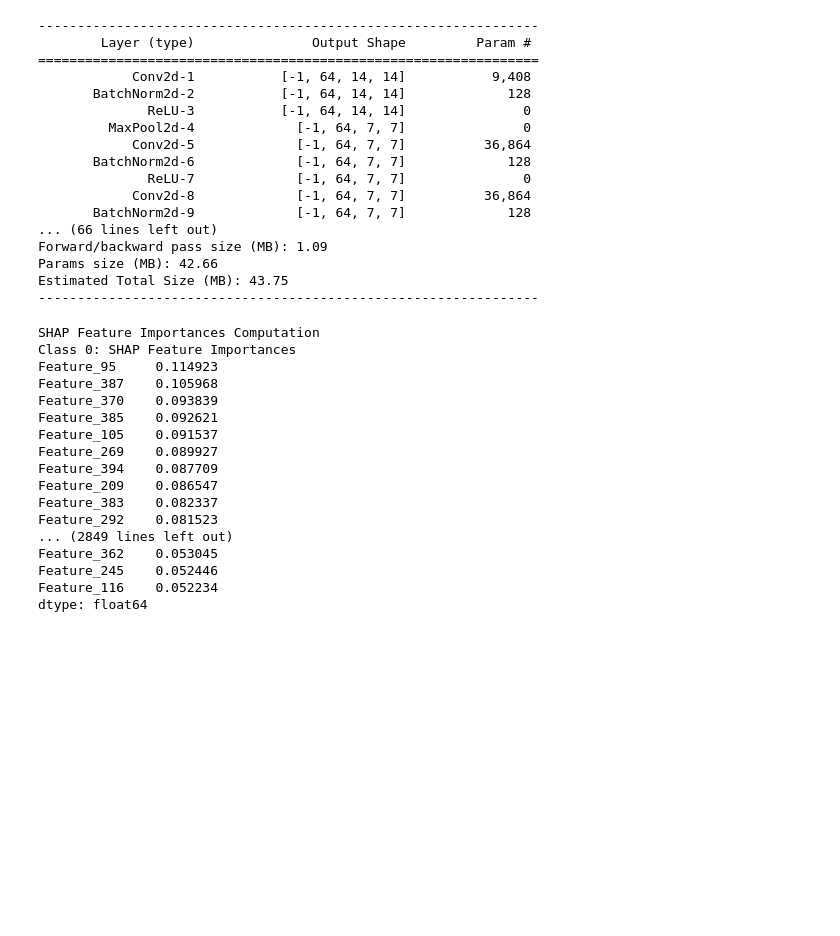
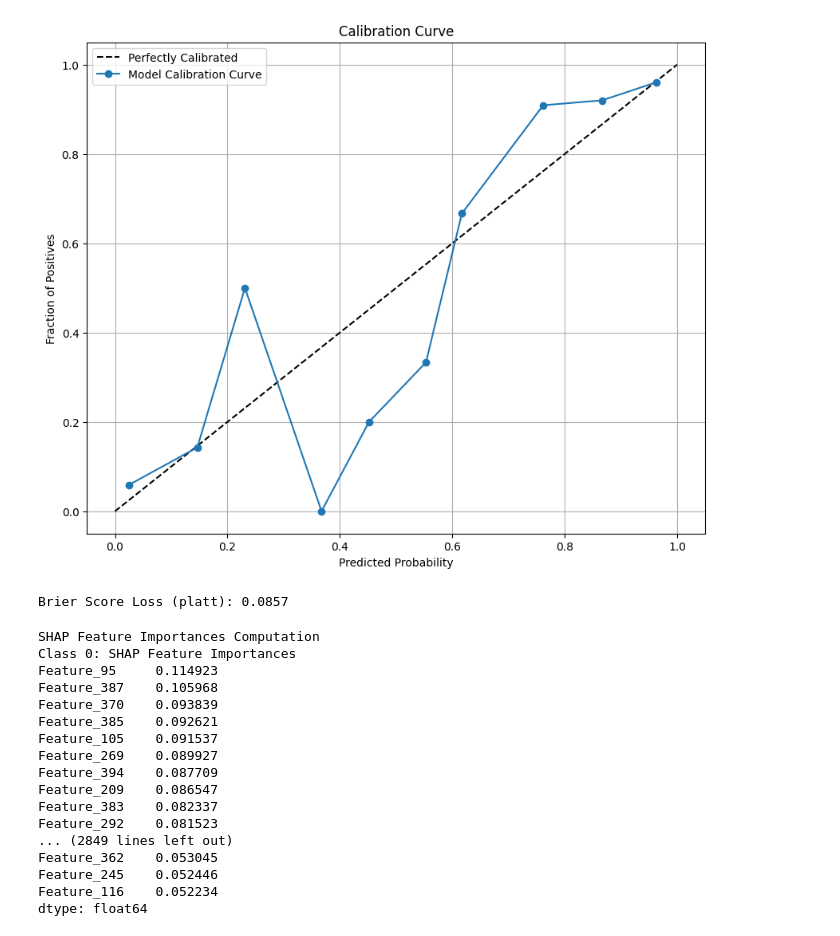
Before and after one commit to pstnmz/UQ_toolbox, a Jupyter notebook: medMNIST/UQ_test_metrics.ipynb, the cells around one changed output. Saved outputs shown, nothing was run; the diff lists cells and outputs as text; code cells hidden in the pictures; blank space fills up the shorter version.

```diff
--- a/medMNIST/UQ_test_metrics.ipynb
+++ b/medMNIST/UQ_test_metrics.ipynb
@@ -333,3 +323,48 @@ def find_best_threshold_and_compute_metrics(values, correct_predictions):
+# %%
+uq.model_calibration_plot(y_true, y_prob)
+# %% [output]
+[figure, added]
+# %%
+from sklearn.linear_model import LogisticRegression
+from sklearn.isotonic import IsotonicRegression
+from sklearn.metrics import brier_score_loss
+
+def posthoc_calibration(y_scores, y_true, method='platt'):
+    """
+    Perform posthoc calibration using Platt scaling or isotonic regression.
+
+    Args:
+        y_scores (numpy.ndarray): Predicted probabilities (max softmax response).
+        y_true (numpy.ndarray): True labels.
+        method (str): Calibration method ('platt' or 'isotonic').
+
+    Returns:
+        calibrated_scores (numpy.ndarray): Calibrated probabilities.
+        model: The calibration model used.
+    """
+    if method == 'platt':
+        # Platt scaling using logistic regression
+        model = LogisticRegression()
+        model.fit(y_scores.reshape(-1, 1), y_true)
+        calibrated_scores = model.predict_proba(y_scores.reshape(-1, 1))[:, 1]
+    elif method == 'isotonic':
+        # Isotonic regression
+        model = IsotonicRegression(out_of_bounds='clip')
+        model.fit(y_scores, y_true)
+        calibrated_scores = model.predict(y_scores)
+    else:
+        raise ValueError("Invalid method. Choose 'platt' or 'isotonic'.")
+
+    # Compute Brier score loss for evaluation
+    brier_score = brier_score_loss(y_true, calibrated_scores)
+    print(f"Brier Score Loss ({method}): {brier_score:.4f}")
+
+    return calibrated_scores, model
+
+# Example usage
+calibrated_scores, calibration_model = posthoc_calibration(y_scores, y_true, method='platt')
+# %% [output]
+Brier Score Loss (platt): 0.0857
 # %%
 class ClassifierHeadWrapper(nn.Module):
     def __init__(self, model):
@@ -338,32 +373,6 @@ class ClassifierHeadWrapper(nn.Module):
 
     def forward(self, x):
         return self.fc(x)
-# %%
-from torchsummary import summary
-
-# Assuming 'model' is an instance of your ResNet18 class
-model = ResNet18(num_classes=num_classes).to(device)
-
-# Print the summary of the model
-summary(model, input_size=(3, 28, 28))
-# %% [output]
-----------------------------------------------------------------
-        Layer (type)               Output Shape         Param #
-================================================================
-            Conv2d-1           [-1, 64, 14, 14]           9,408
-       BatchNorm2d-2           [-1, 64, 14, 14]             128
-              ReLU-3           [-1, 64, 14, 14]               0
-         MaxPool2d-4             [-1, 64, 7, 7]               0
-            Conv2d-5             [-1, 64, 7, 7]          36,864
-       BatchNorm2d-6             [-1, 64, 7, 7]             128
-              ReLU-7             [-1, 64, 7, 7]               0
-            Conv2d-8             [-1, 64, 7, 7]          36,864
-       BatchNorm2d-9             [-1, 64, 7, 7]             128
-... (66 lines left out)
-Forward/backward pass size (MB): 1.09
-Params size (MB): 42.66
-Estimated Total Size (MB): 43.75
-----------------------------------------------------------------
 # %%
 # models = [model.to(device) for model in models]
 # latent_spaces = []
```
Also changed, not shown: parts of 17 cells of this notebook, 2 other files.
